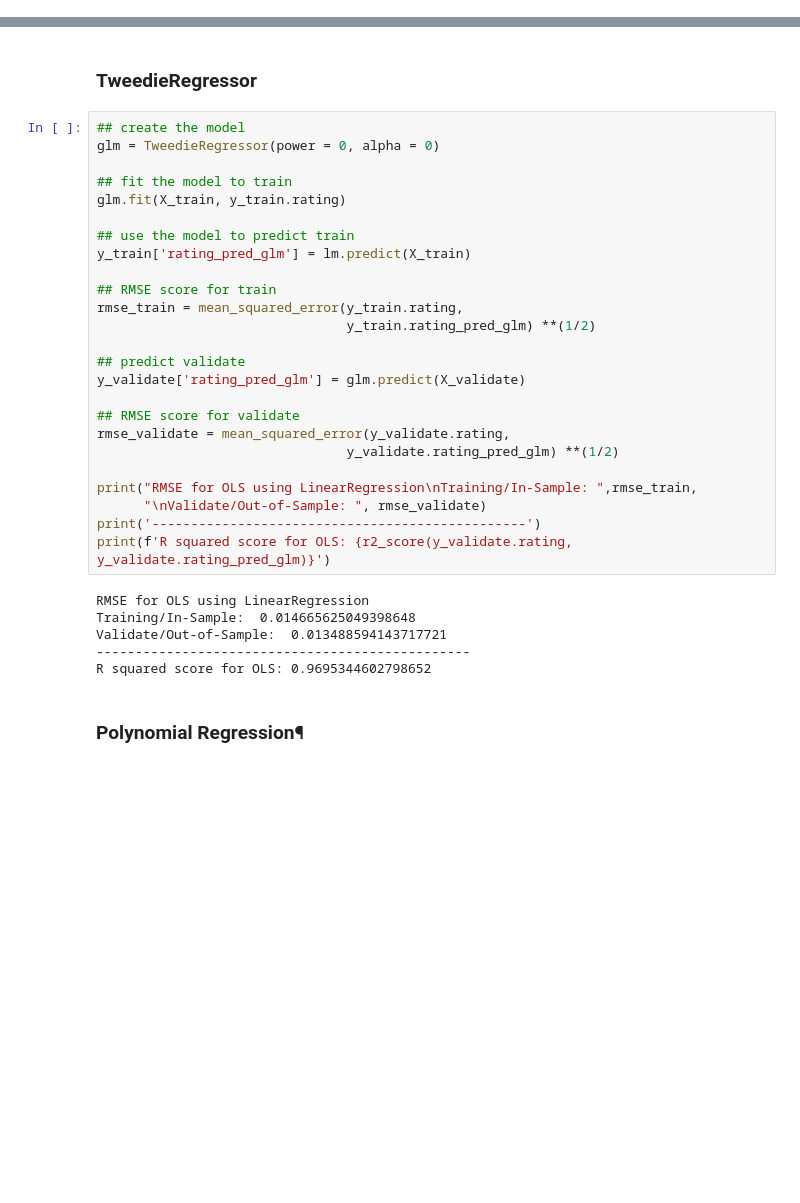
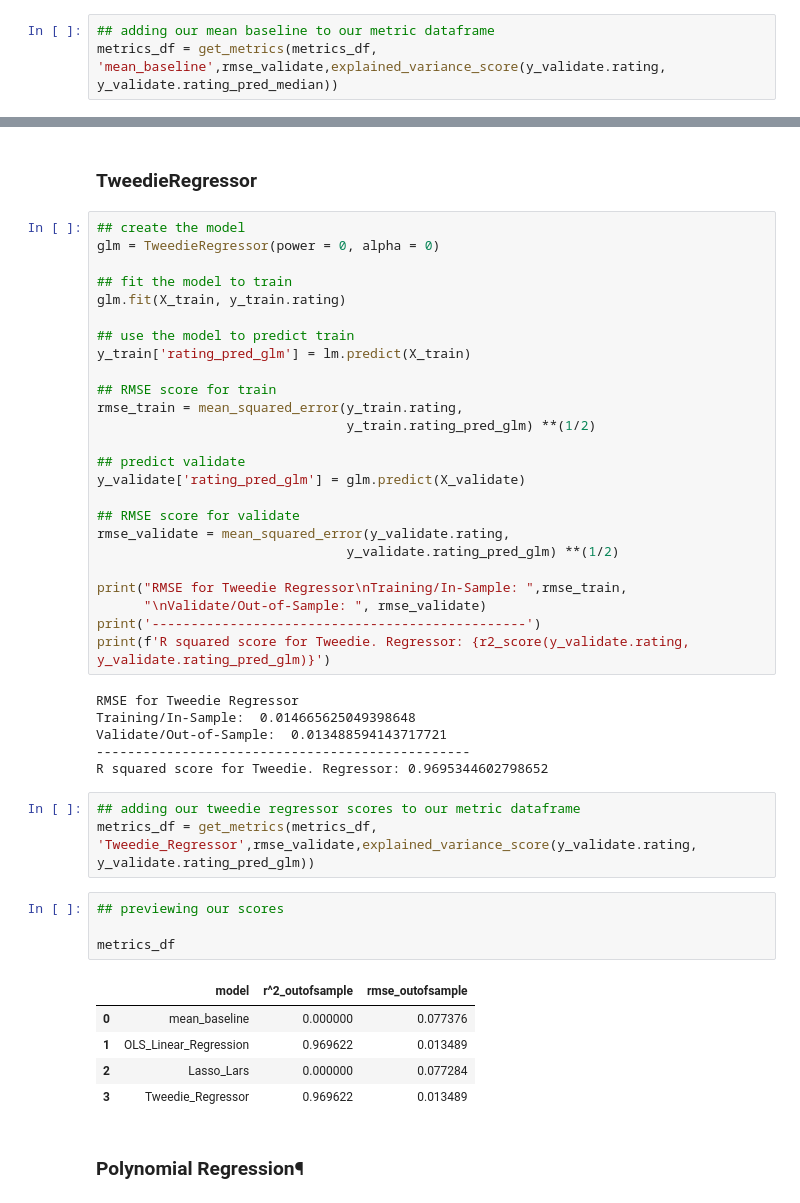
Before and after one commit to ForrestMccrosky/CSGO_player_KD, a Jupyter notebook: Rough_Draft.ipynb, the cells around one changed output, grey strips where cells are left out. Cells and saved outputs as stored; diff of their text form; blank space fills up the shorter version.

```diff
--- a/Rough_Draft.ipynb
+++ b/Rough_Draft.ipynb
@@ -349,0 +360,3 @@ The R squared score for the baseline is -0.00011947189339411857
+# %%
+## adding our mean baseline to our metric dataframe
+metrics_df = get_metrics(metrics_df, 'mean_baseline',rmse_validate,explained_variance_score(y_validate.rating, y_validate.rating_pred_median))
@@ -436,16 +474,29 @@ y_validate['rating_pred_glm'] = glm.predict(X_validate)
 rmse_validate = mean_squared_error(y_validate.rating,
                                 y_validate.rating_pred_glm) **(1/2)
 
-print("RMSE for OLS using LinearRegression\nTraining/In-Sample: ",rmse_train,
+print("RMSE for Tweedie Regressor\nTraining/In-Sample: ",rmse_train,
       "\nValidate/Out-of-Sample: ", rmse_validate)
 print('------------------------------------------------')
-print(f'R squared score for OLS: {r2_score(y_validate.rating, y_validate.rating_pred_glm)}')
+print(f'R squared score for Tweedie. Regressor: {r2_score(y_validate.rating, y_validate.rating_pred_glm)}')
 # %% [output]
-RMSE for OLS using LinearRegression
+RMSE for Tweedie Regressor
 Training/In-Sample:  0.014665625049398648
 Validate/Out-of-Sample:  0.013488594143717721
 ------------------------------------------------
-R squared score for OLS: 0.9695344602798652
+R squared score for Tweedie. Regressor: 0.9695344602798652
+# %%
+## adding our tweedie regressor scores to our metric dataframe
+metrics_df = get_metrics(metrics_df, 'Tweedie_Regressor',rmse_validate,explained_variance_score(y_validate.rating, y_validate.rating_pred_glm))
+# %%
+## previewing our scores
+
+metrics_df
+# %% [output]
+|  | model | r^2_outofsample | rmse_outofsample |
+| 0 | mean_baseline | 0.000000 | 0.077376 |
+| 1 | OLS_Linear_Regression | 0.969622 | 0.013489 |
+| 2 | Lasso_Lars | 0.000000 | 0.077284 |
+| 3 | Tweedie_Regressor | 0.969622 | 0.013489 |
 # %% [markdown]
 ### Polynomial Regression¶
 # %%
```
Also changed, not shown: parts of 15 cells of this notebook.
